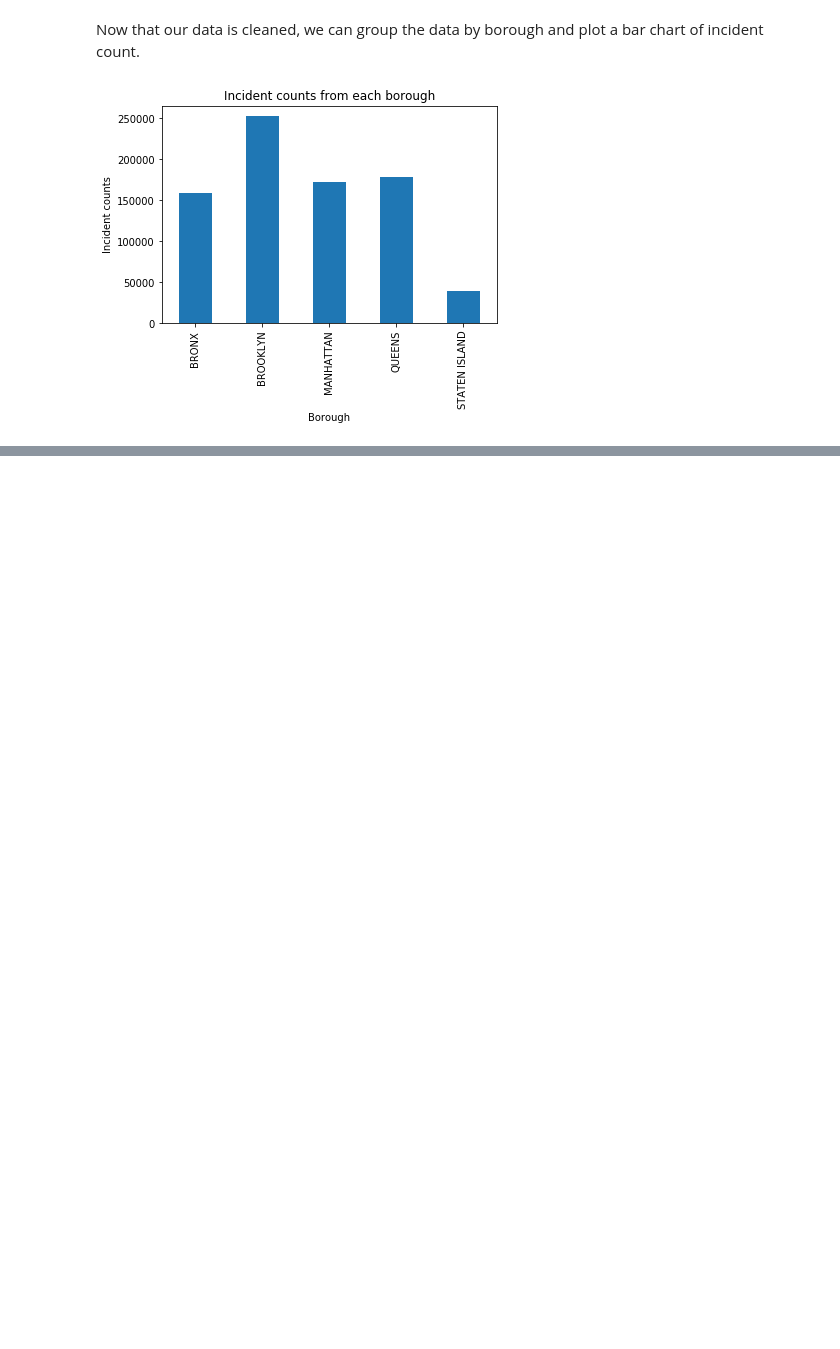
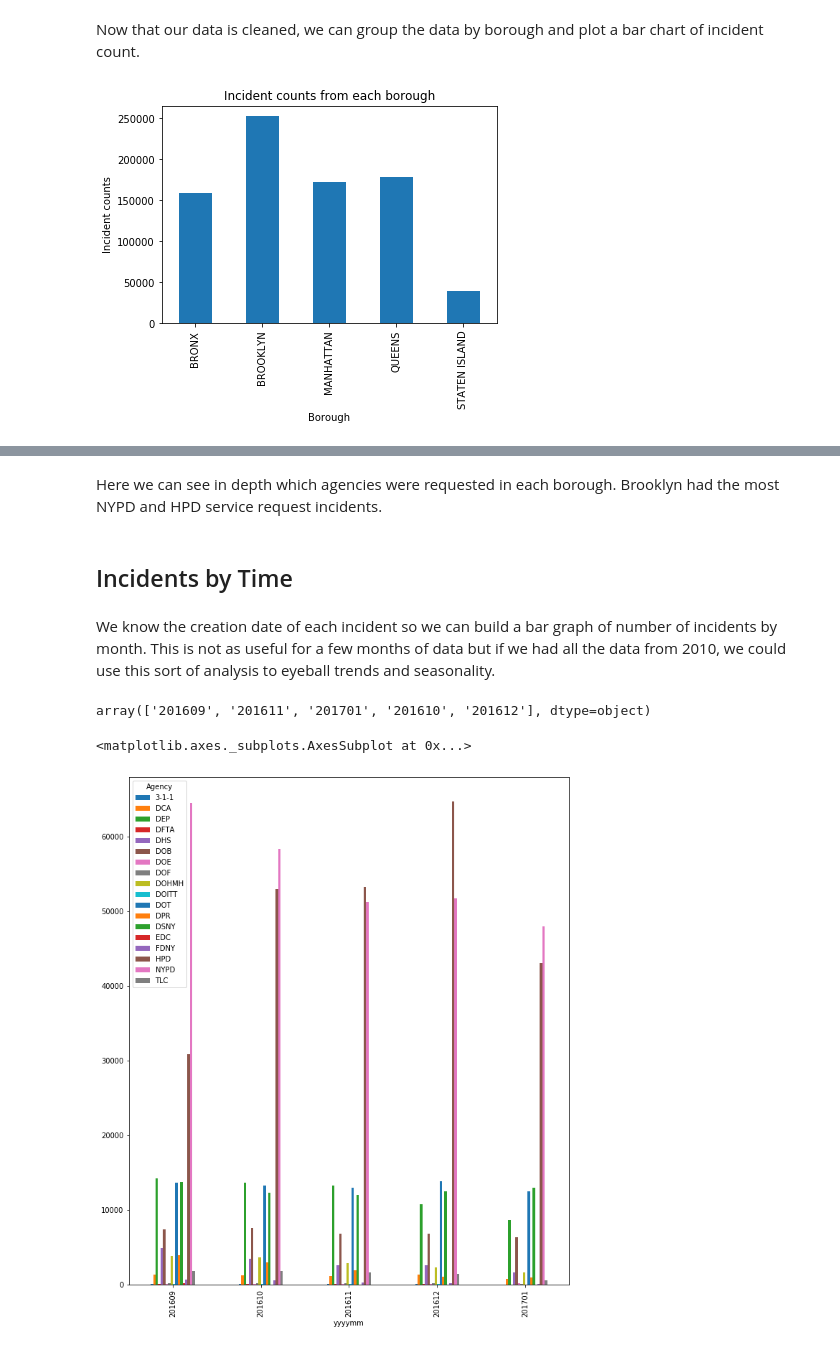
Before and after one commit to gabriel-olufade/NYC_Service_Requests, a Jupyter notebook: NYC Service Requests Project.ipynb, the cells around one changed output, grey strips where cells are left out. Saved outputs shown, nothing was run; the diff lists cells and outputs as text; code cells hidden in the pictures; blank space fills up the shorter version.

```diff
--- a/NYC Service Requests Project.ipynb
+++ b/NYC Service Requests Project.ipynb
@@ -118,0 +144,19 @@ plt.show()
+# %% [markdown]
+Here we can see in depth which agencies were requested in each borough. Brooklyn had the most NYPD and HPD service request incidents.
+# %% [markdown]
+## Incidents by Time
+# %% [markdown]
+We know the creation date of each incident so we can build a bar graph of number of incidents by month. This is not as useful for a few months of data but if we had all the data from 2010, we could use this sort of analysis to eyeball trends and seasonality.
+# %%
+data['yyyymm'] = data['Created Date'].apply(lambda x:datetime.datetime.strftime(x,'%Y%m'))
+#creating a new column with only year and months
+# %%
+data['yyyymm'].unique()
+# %% [output]
+array(['201609', '201611', '201701', '201610', '201612'], dtype=object)
+# %%
+date_agency = data.groupby(['yyyymm','Agency'])
+date_agency.size().unstack().plot(kind='bar',figsize=(11,13))
+# %% [output]
+<matplotlib.axes._subplots.AxesSubplot at 0x...>
+[figure, added]
```
Also changed, not shown: parts of 21 cells of this notebook.
